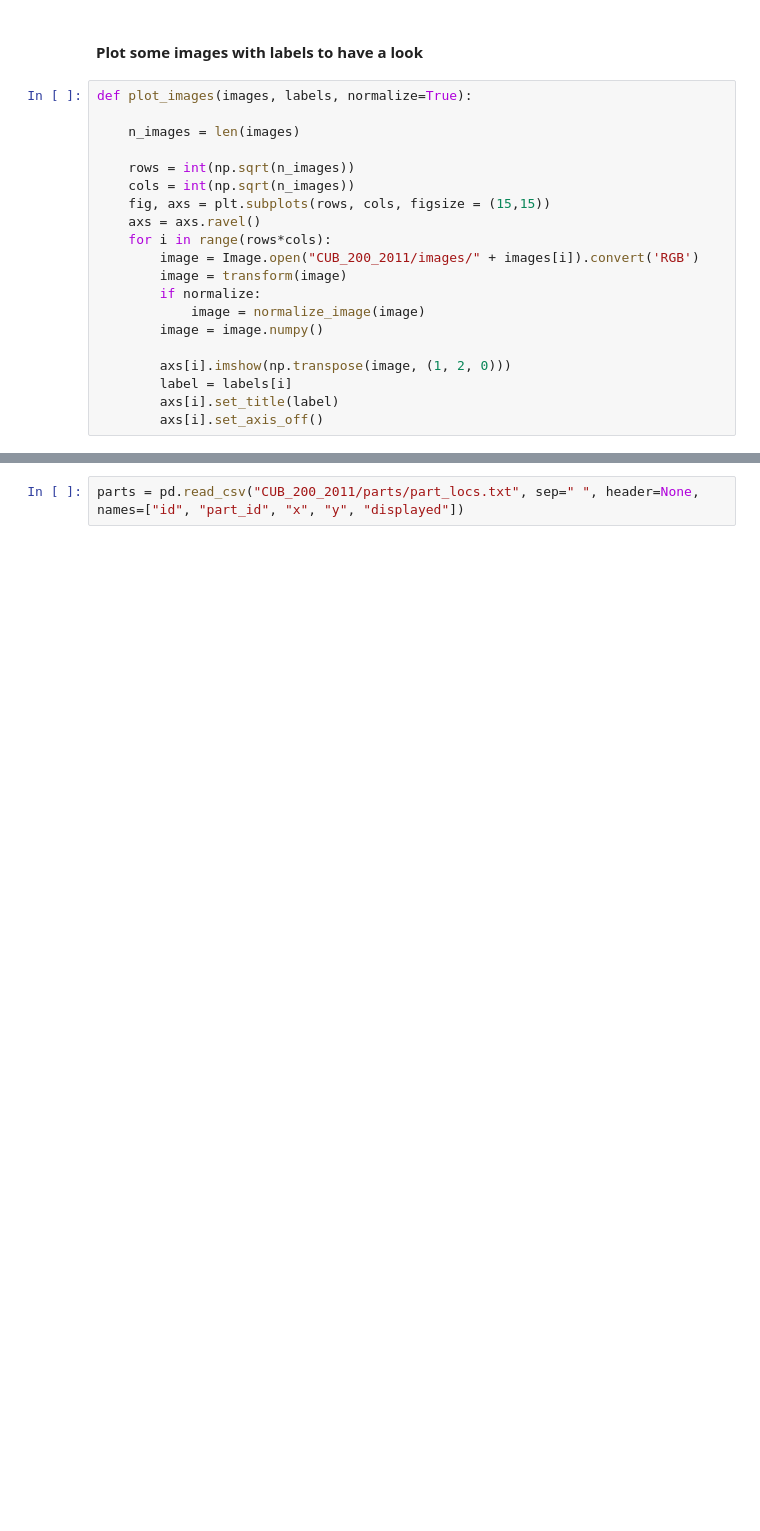
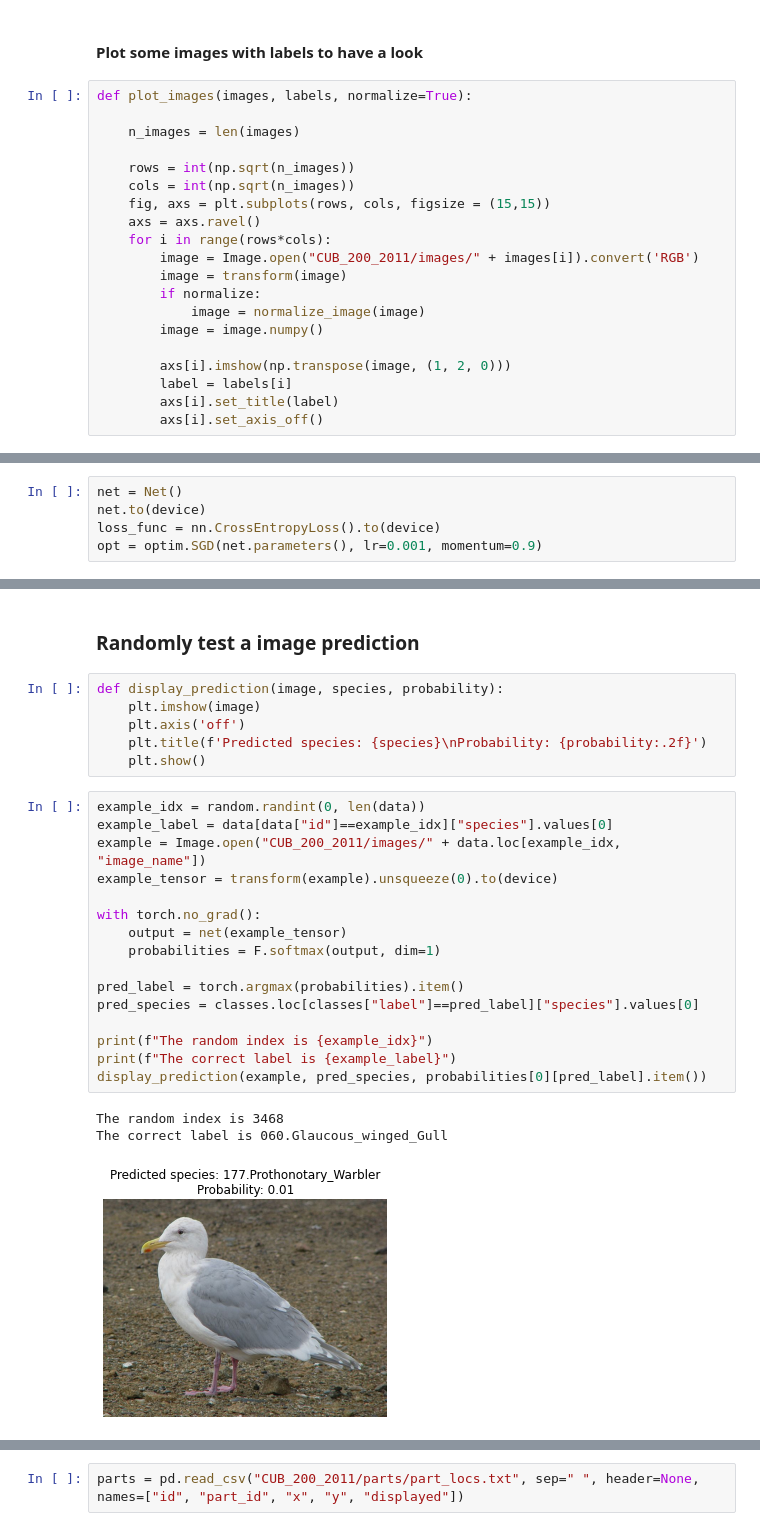
Before and after one commit to AnniLi1212/Fine_Grained_Bird_Classification, a Jupyter notebook: CNN_Classifier_for_CUB_200_2011.ipynb, the cells around one changed output, grey strips where cells are left out. Saved outputs shown, nothing was run; the diff lists cells and outputs as text; blank space fills up the shorter version.

```diff
--- a/CNN_Classifier_for_CUB_200_2011.ipynb
+++ b/CNN_Classifier_for_CUB_200_2011.ipynb
@@ -156,0 +198,5 @@ plot_images(imagelist, labellist)
+# %%
+net = Net()
+net.to(device)
+loss_func = nn.CrossEntropyLoss().to(device)
+opt = optim.SGD(net.parameters(), lr=0.001, momentum=0.9)
@@ -156,0 +259,28 @@ plot_images(imagelist, labellist)
+# %% [markdown]
+### Randomly test a image prediction
+# %%
+def display_prediction(image, species, probability):
+    plt.imshow(image)
+    plt.axis('off')
+    plt.title(f'Predicted species: {species}\nProbability: {probability:.2f}')
+    plt.show()
+# %%
+example_idx = random.randint(0, len(data))
+example_label = data[data["id"]==example_idx]["species"].values[0]
+example = Image.open("CUB_200_2011/images/" + data.loc[example_idx, "image_name"])
+example_tensor = transform(example).unsqueeze(0).to(device)
+
+with torch.no_grad():
+    output = net(example_tensor)
+    probabilities = F.softmax(output, dim=1)
+
+pred_label = torch.argmax(probabilities).item()
+pred_species = classes.loc[classes["label"]==pred_label]["species"].values[0]
+
+print(f"The random index is {example_idx}")
+print(f"The correct label is {example_label}")
+display_prediction(example, pred_species, probabilities[0][pred_label].item())
+# %% [output]
+The random index is 3468
+The correct label is 060.Glaucous_winged_Gull
+[figure, added]
```
Also changed, not shown: parts of 54 cells of this notebook.
